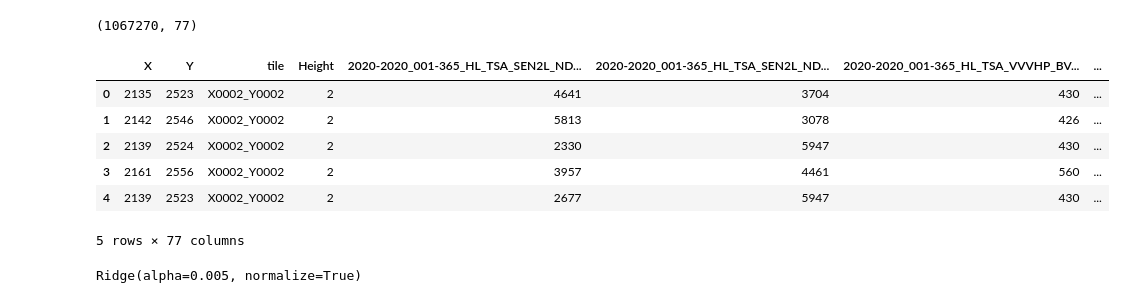
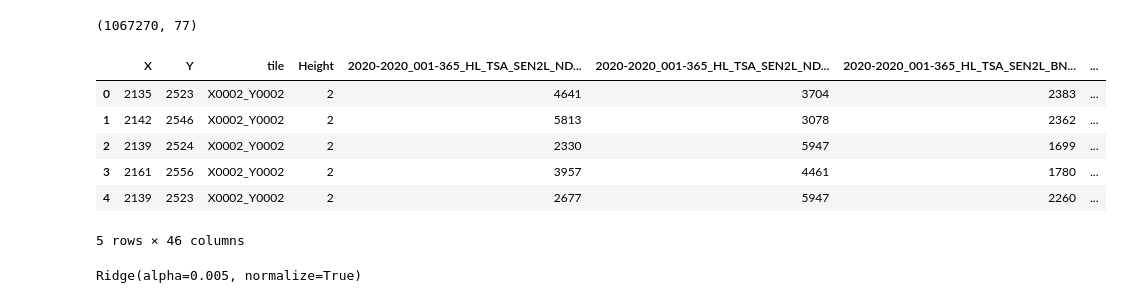
Before and after one commit to Ekeany/Ireland_building_heights, a Jupyter notebook: Modelling/Modelling/Stratified_Hist.ipynb, the cells around one changed output. Cells and saved outputs as stored; diff of their text form; code cells hidden in the pictures.

```diff
--- a/Modelling/Modelling/Stratified_Hist.ipynb
+++ b/Modelling/Modelling/Stratified_Hist.ipynb
@@ -45,40 +45,68 @@ important_features = ['X','Y','tile','Height',
                      '2020-2020_001-365_HL_TSA_SEN2L_NDW_STM_B0004_DIL', '2020-2020_001-365_HL_TSA_SEN2L_NIR_STM_B0012_OPN',
                      '2020-2020_001-365_HL_TSA_SEN2L_SW2_STM_B0002_ERO', '2020-2020_001-365_HL_TSA_SEN2L_TCB_STM_B0009_DIL',
                      '2020-2020_001-365_HL_TSA_SEN2L_NIR_STM_B0002_ERO', '2020-2020_001-365_HL_TSA_VVVHP_BVH_STM_B0006_CLS_asc',
                      '2020-2020_001-365_HL_TSA_SEN2L_NDW_STM_B0013_OPN', '2020-2020_001-365_HL_TSA_VVVHP_BVV_STM_B0003_DIL_asc',
                      '2020-2020_001-365_HL_TSA_SEN2L_TCW_STM_B0007_GRD',
                      '2020-2020_001-365_HL_TSA_VVVHP_BVV_STM_B0012_CLS_asc', '2020-2020_001-365_HL_TSA_SEN2L_RE2_STM_B0011_GRD',
                      '2020-2020_001-365_HL_TSA_VVVHP_BVH_STM_B0004_GRD_asc', '2020-2020_001-365_HL_TSA_SEN2L_TCB_STM_B0012_CLS',
                      '2020-2020_001-365_HL_TSA_VVVHP_BVH_STM_B0008_GRD_asc', '2020-2020_001-365_HL_TSA_VVVHP_BVV_STM_B0012_GRD_asc',
                      '2020-2020_001-365_HL_TSA_SEN2L_RE1_STM_B0001_CLS', '2020-2020_001-365_HL_TSA_SEN2L_TCG_STM_B0003_OPN',
                      '2020-2020_001-365_HL_TSA_SEN2L_TCG_STM_B0003_BHT', '2020-2020_001-365_HL_TSA_SEN2L_SW1_STM_B0003_ERO',
                      '2020-2020_001-365_HL_TSA_SEN2L_NIR_STM_B0002_CLS', '2020-2020_001-365_HL_TSA_SEN2L_NDB_STM_B0011_CLS',
                      '2020-2020_001-365_HL_TSA_VVVHP_BVH_STM_B0009_ERO_asc', '2020-2020_001-365_HL_TSA_VVVHP_BVV_STM_B0007_CLS_asc',
                      '2020-2020_001-365_HL_TSA_SEN2L_SW1_STM_B0007_ERO', '2020-2020_001-365_HL_TSA_SEN2L_TCB_STM_B0013_ERO',
                      '2020-2020_001-365_HL_TSA_SEN2L_SW1_STM_B0004_ERO', '2020-2020_001-365_HL_TSA_SEN2L_RE1_STM_B0011_ERO',
                      '2020-2020_001-365_HL_TSA_VVVHP_BVV_STM_B0001_GRD_asc', '2020-2020_001-365_HL_TSA_SEN2L_RE1_STM_B0011_OPN',
                      '2020-2020_001-365_HL_TSA_VVVHP_BVH_STM_B0001_CLS_asc', '2020-2020_001-365_HL_TSA_SEN2L_TCB_STM_B0004_ERO',
                      '2020-2020_001-365_HL_TSA_SEN2L_NIR_STM_B0001_ERO', '2020-2020_001-365_HL_TSA_VVVHP_BVV_STM_B0007_OPN_asc',
                      '2020-2020_001-365_HL_TSA_VVVHP_BVH_STM_B0007_GRD_asc', '2020-2020_001-365_HL_TSA_SEN2L_RE2_STM_B0008_ERO']
 
 
 
+important_features = ['X','Y','tile','Height',
+                    '2020-2020_001-365_HL_TSA_SEN2L_NDV_STM_B0007_GRD', '2020-2020_001-365_HL_TSA_SEN2L_NDV_STM_B0007_ERO',
+                     '2020-2020_001-365_HL_TSA_SEN2L_BNR_STM_B0002_CLS', '2020-2020_001-365_HL_TSA_SEN2L_TCG_STM_B0008_OPN',
+                     '2020-2020_001-365_HL_TSA_SEN2L_BNR_STM_B0004_OPN', '2020-2020_001-365_HL_TSA_SEN2L_SW1_STM_B0002_ERO',
+                     '2020-2020_001-365_HL_TSA_SEN2L_NDW_STM_B0001_DIL', '2020-2020_001-365_HL_TSA_SEN2L_BNR_STM_B0005_ERO',
+                     '2020-2020_001-365_HL_TSA_SEN2L_GRN_STM_B0004_ERO', '2020-2020_001-365_HL_TSA_SEN2L_SW1_STM_B0012_OPN',
+                     '2020-2020_001-365_HL_TSA_SEN2L_NIR_STM_B0003_ERO', '2020-2020_001-365_HL_TSA_SEN2L_TCW_STM_B0012_ERO',
+                     '2020-2020_001-365_HL_TSA_SEN2L_NIR_STM_B0007_ERO', '2020-2020_001-365_HL_TSA_SEN2L_BNR_STM_B0004_ERO',
+                     '2020-2020_001-365_HL_TSA_SEN2L_TCG_STM_B0006_ERO', '2020-2020_001-365_HL_TSA_SEN2L_NDB_STM_B0007_DIL',
+                     '2020-2020_001-365_HL_TSA_SEN2L_NIR_STM_B0004_ERO', '2020-2020_001-365_HL_TSA_SEN2L_NDW_STM_B0013_ERO',
+                     '2020-2020_001-365_HL_TSA_SEN2L_GRN_STM_B0004_GRD', '2020-2020_001-365_HL_TSA_SEN2L_NDW_STM_B0004_DIL',
+                     '2020-2020_001-365_HL_TSA_SEN2L_NIR_STM_B0012_OPN', '2020-2020_001-365_HL_TSA_SEN2L_SW2_STM_B0002_ERO',
+                     '2020-2020_001-365_HL_TSA_SEN2L_TCB_STM_B0009_DIL', '2020-2020_001-365_HL_TSA_SEN2L_NIR_STM_B0002_ERO',
+                     '2020-2020_001-365_HL_TSA_SEN2L_NDW_STM_B0013_OPN', '2020-2020_001-365_HL_TSA_SEN2L_TCW_STM_B0007_GRD',
+                     '2020-2020_001-365_HL_TSA_SEN2L_RE2_STM_B0011_GRD', '2020-2020_001-365_HL_TSA_SEN2L_TCB_STM_B0012_CLS',
+                     '2020-2020_001-365_HL_TSA_SEN2L_RE1_STM_B0001_CLS', '2020-2020_001-365_HL_TSA_SEN2L_TCG_STM_B0003_OPN',
+                     '2020-2020_001-365_HL_TSA_SEN2L_TCG_STM_B0003_BHT', '2020-2020_001-365_HL_TSA_SEN2L_SW1_STM_B0003_ERO',
+                     '2020-2020_001-365_HL_TSA_SEN2L_NIR_STM_B0002_CLS', '2020-2020_001-365_HL_TSA_SEN2L_NDB_STM_B0011_CLS',
+                     '2020-2020_001-365_HL_TSA_SEN2L_SW1_STM_B0007_ERO', '2020-2020_001-365_HL_TSA_SEN2L_TCB_STM_B0013_ERO',
+                     '2020-2020_001-365_HL_TSA_SEN2L_SW1_STM_B0004_ERO', '2020-2020_001-365_HL_TSA_SEN2L_RE1_STM_B0011_ERO',
+                     '2020-2020_001-365_HL_TSA_SEN2L_RE1_STM_B0011_OPN', '2020-2020_001-365_HL_TSA_SEN2L_TCB_STM_B0004_ERO',
+                     '2020-2020_001-365_HL_TSA_SEN2L_NIR_STM_B0001_ERO',  '2020-2020_001-365_HL_TSA_SEN2L_RE2_STM_B0008_ERO']
+
+
+
+index = 'NDV,BNR,NDW,GRN,NIR,TCG,TCB,RE2,RE1,SW1,NDV,TCW,NDB,SW2'
+morph = 'GRD,CLS,OPN,DIL,ERO,BHT'
+
 filepath = 'C:/Users/egnke/PythonCode/Met_Eireann_git/Ireland_building_heights/Modelling/DataSetCreation/Pixel-Wise-Data/building_height_data.csv'
 data = pd.read_csv(filepath)
 print(data.shape)
 data = data[important_features]
 # filter out zeros and the tallest building in Ireland which is 50 metres taller
 data = data[data.Height > 0]
 data.head()
 # %% [output]
 (1067270, 77)
-|  | X | Y | tile | Height | 2020-2020_001-365_HL_TSA_SEN2L_ND... | 2020-2020_001-365_HL_TSA_SEN2L_ND... | 2020-2020_001-365_HL_TSA_VVVHP_BV... | ... |
-| 0 | 2135 | 2523 | X0002_Y0002 | 2 | 4641 | 3704 | 430 | ... |
-| 1 | 2142 | 2546 | X0002_Y0002 | 2 | 5813 | 3078 | 426 | ... |
-| 2 | 2139 | 2524 | X0002_Y0002 | 2 | 2330 | 5947 | 430 | ... |
-| 3 | 2161 | 2556 | X0002_Y0002 | 2 | 3957 | 4461 | 560 | ... |
-| 4 | 2139 | 2523 | X0002_Y0002 | 2 | 2677 | 5947 | 430 | ... |
+|  | X | Y | tile | Height | 2020-2020_001-365_HL_TSA_SEN2L_ND... | 2020-2020_001-365_HL_TSA_SEN2L_ND... | 2020-2020_001-365_HL_TSA_SEN2L_BN... | ... |
+| 0 | 2135 | 2523 | X0002_Y0002 | 2 | 4641 | 3704 | 2383 | ... |
+| 1 | 2142 | 2546 | X0002_Y0002 | 2 | 5813 | 3078 | 2362 | ... |
+| 2 | 2139 | 2524 | X0002_Y0002 | 2 | 2330 | 5947 | 1699 | ... |
+| 3 | 2161 | 2556 | X0002_Y0002 | 2 | 3957 | 4461 | 1780 | ... |
+| 4 | 2139 | 2523 | X0002_Y0002 | 2 | 2677 | 5947 | 2260 | ... |
-5 rows × 77 columns
+5 rows × 46 columns
 # %%
 def compute_class_weights(array, group_above_10m=True):
 
```
Also changed, not shown: parts of 5 cells of this notebook.
